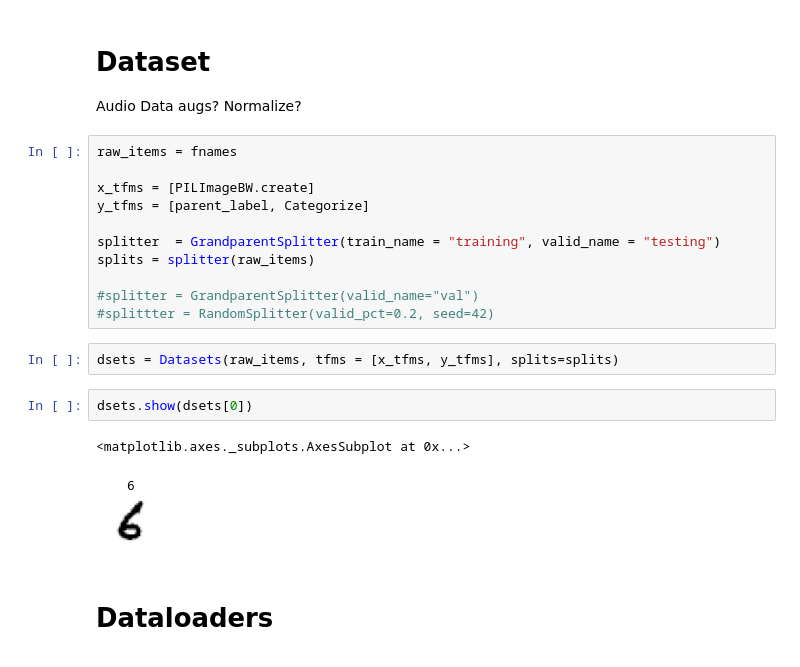
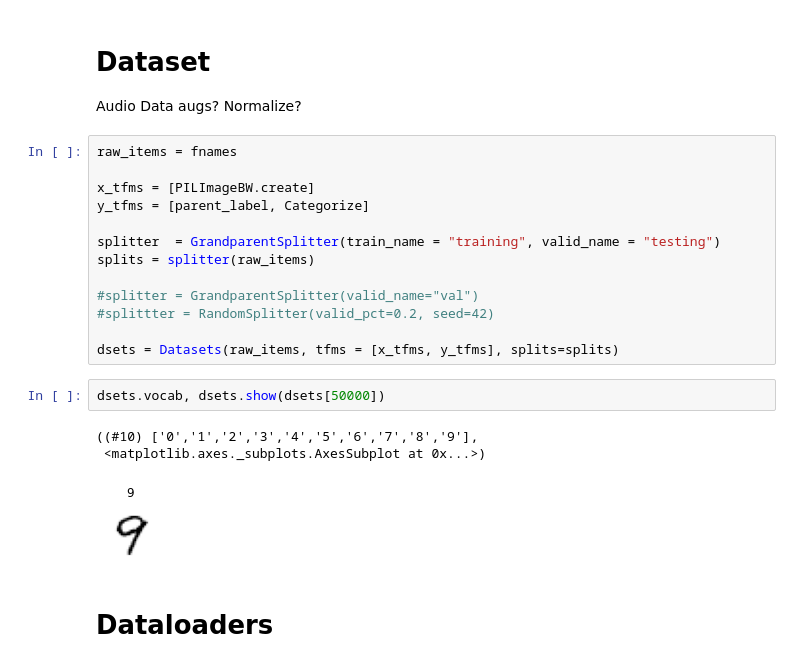
Before and after one commit to RGologorsky/fastmri, a Jupyter notebook: 02_kspace_classifier_real.ipynb, the cells around one changed output. Saved outputs shown, nothing was run; the diff lists cells and outputs as text.

```diff
--- a/02_kspace_classifier_real.ipynb
+++ b/02_kspace_classifier_real.ipynb
@@ -151,13 +152,14 @@ splits = splitter(raw_items)
 
 #splitter = GrandparentSplitter(valid_name="val")
 #splittter = RandomSplitter(valid_pct=0.2, seed=42)
+
+dsets = Datasets(raw_items, tfms = [x_tfms, y_tfms], splits=splits)
-# %%
-dsets = Datasets(raw_items, tfms = [x_tfms, y_tfms], splits=splits)
 # %%
-dsets.show(dsets[0])
+dsets.vocab, dsets.show(dsets[50000])
 # %% [output]
-<matplotlib.axes._subplots.AxesSubplot at 0x...>
+((#10) ['0','1','2','3','4','5','6','7','8','9'],
+ <matplotlib.axes._subplots.AxesSubplot at 0x...>)
-[figure, old version]
+[figure, new version]
 # %% [markdown]
 # Dataloaders
 # %% [markdown]
```
Also changed, not shown: parts of 46 cells of this notebook.
